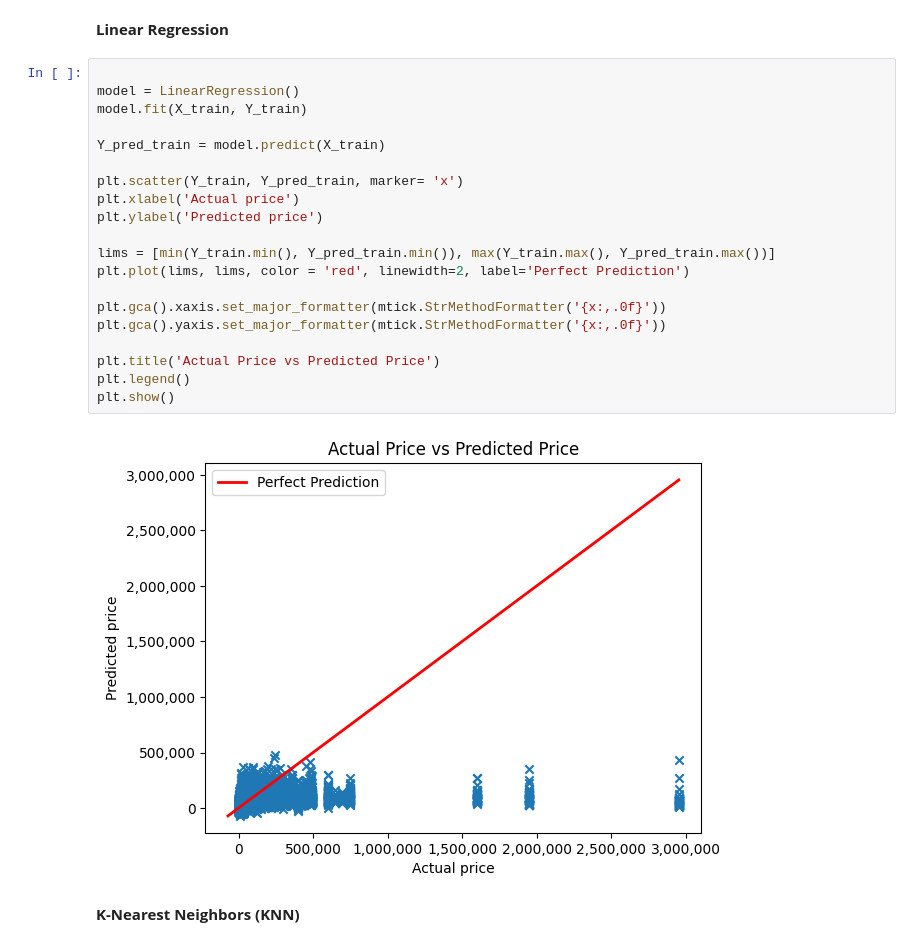
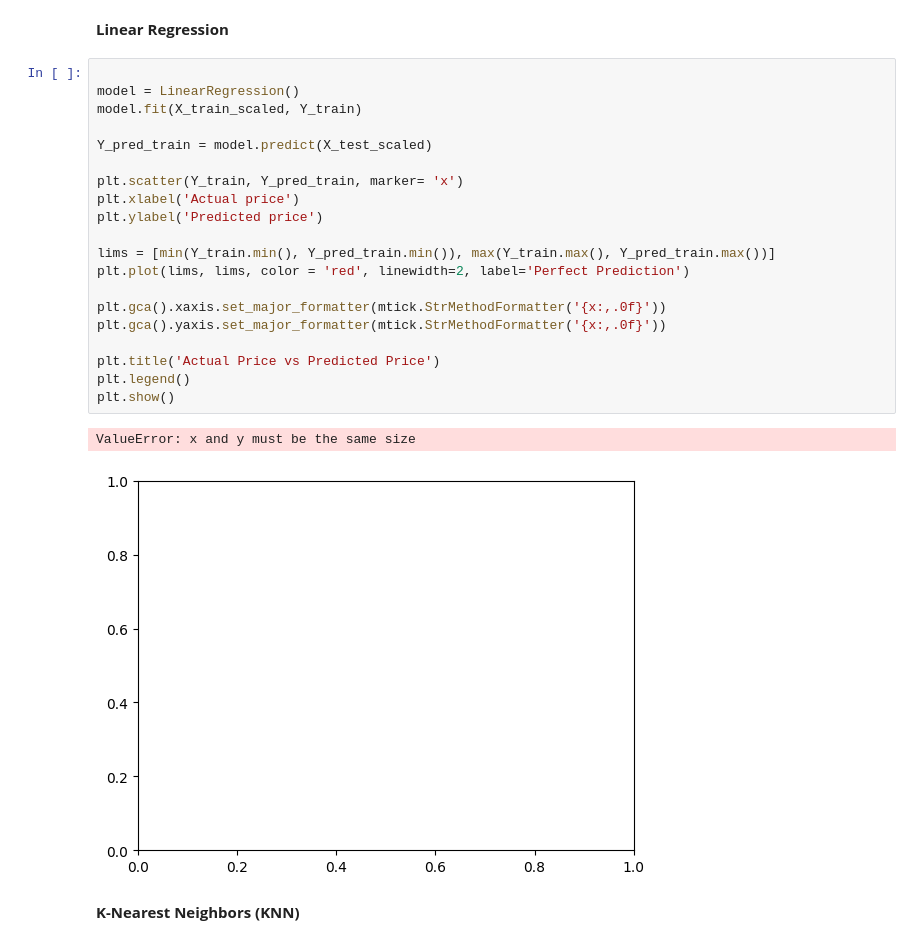
Before and after one commit to ThaylaalyahT/AA_TP1, a Jupyter notebook: car_price_prediction_test.ipynb, the cells around one changed output. Drawn from its saved outputs; the diff is of its cells as text.

```diff
--- a/car_price_prediction_test.ipynb
+++ b/car_price_prediction_test.ipynb
@@ -421,25 +421,26 @@ X_train
 # %%
 
 model = LinearRegression()
-model.fit(X_train, Y_train)
+model.fit(X_train_scaled, Y_train)
 
-Y_pred_train = model.predict(X_train)
+Y_pred_train = model.predict(X_test_scaled)
 
 plt.scatter(Y_train, Y_pred_train, marker= 'x')
 plt.xlabel('Actual price')
 plt.ylabel('Predicted price')
 
 lims = [min(Y_train.min(), Y_pred_train.min()), max(Y_train.max(), Y_pred_train.max())]
 plt.plot(lims, lims, color = 'red', linewidth=2, label='Perfect Prediction')
 
 plt.gca().xaxis.set_major_formatter(mtick.StrMethodFormatter('{x:,.0f}'))
 plt.gca().yaxis.set_major_formatter(mtick.StrMethodFormatter('{x:,.0f}'))
 
 plt.title('Actual Price vs Predicted Price')
 plt.legend()
 plt.show()
 # %% [output]
+ValueError: x and y must be the same size
-[figure, old version]
+[figure, new version]
 # %% [markdown]
 **K-Nearest Neighbors (KNN)**
 # %%
```
